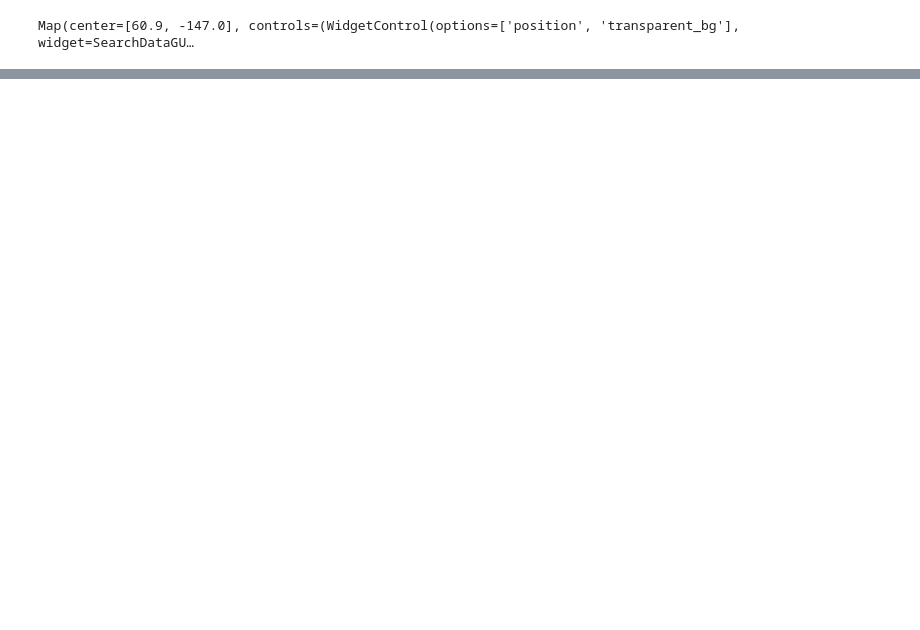
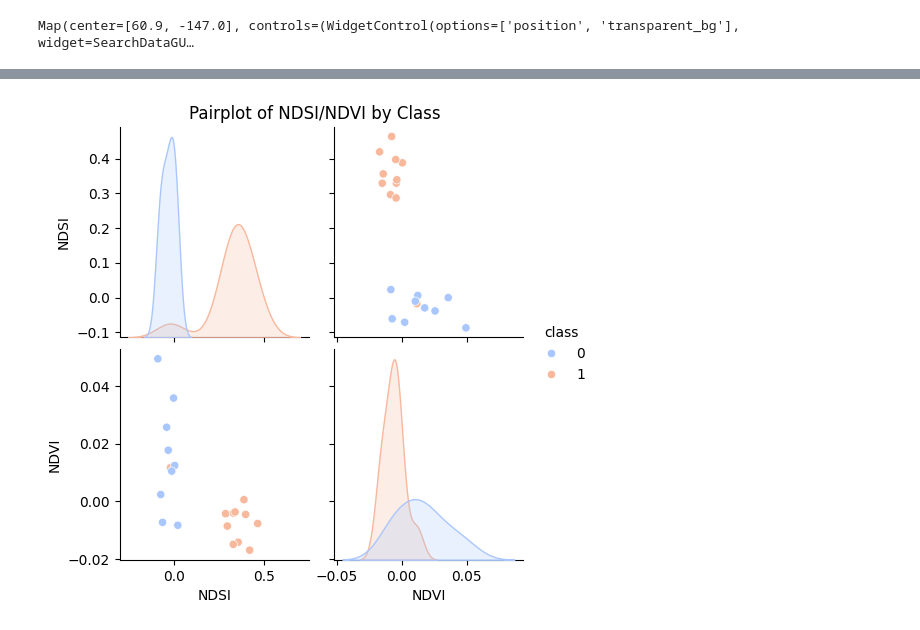
Before and after one commit to emilymacris/ds4002-project3, a Jupyter notebook: project_3.ipynb, the cells around one changed output, grey strips where cells are left out. Cells and saved outputs as stored; diff of their text form; code cells hidden in the pictures; blank space fills up the shorter version.

```diff
--- a/project_3.ipynb
+++ b/project_3.ipynb
@@ -44,0 +152,8 @@ Map(center=[60.9, -147.0], controls=(WidgetControl(options=['position', 'transpa
+# %%
+# Only select relevant columns
+plot_features = ['NDSI', 'NDVI', 'class']
+sns.pairplot(df_clean[plot_features], hue='class', palette='coolwarm', diag_kind='kde')
+plt.suptitle("Pairplot of NDSI/NDVI by Class", y=1.02)
+plt.show()
+# %% [output]
+[figure, added]
```
Also changed, not shown: parts of 11 cells of this notebook.
